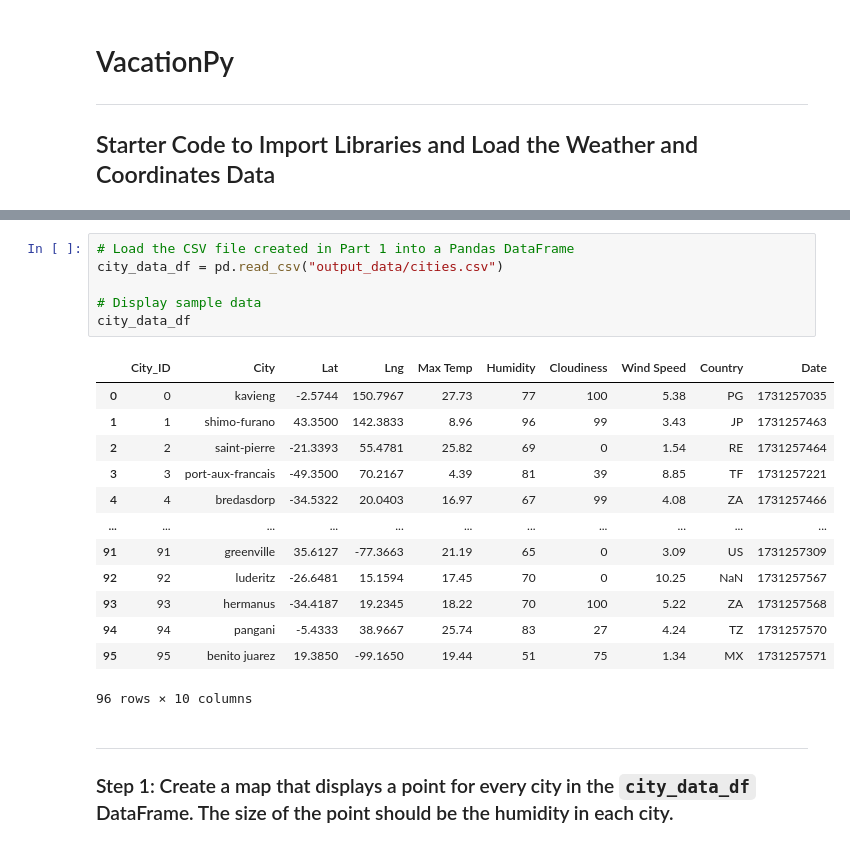
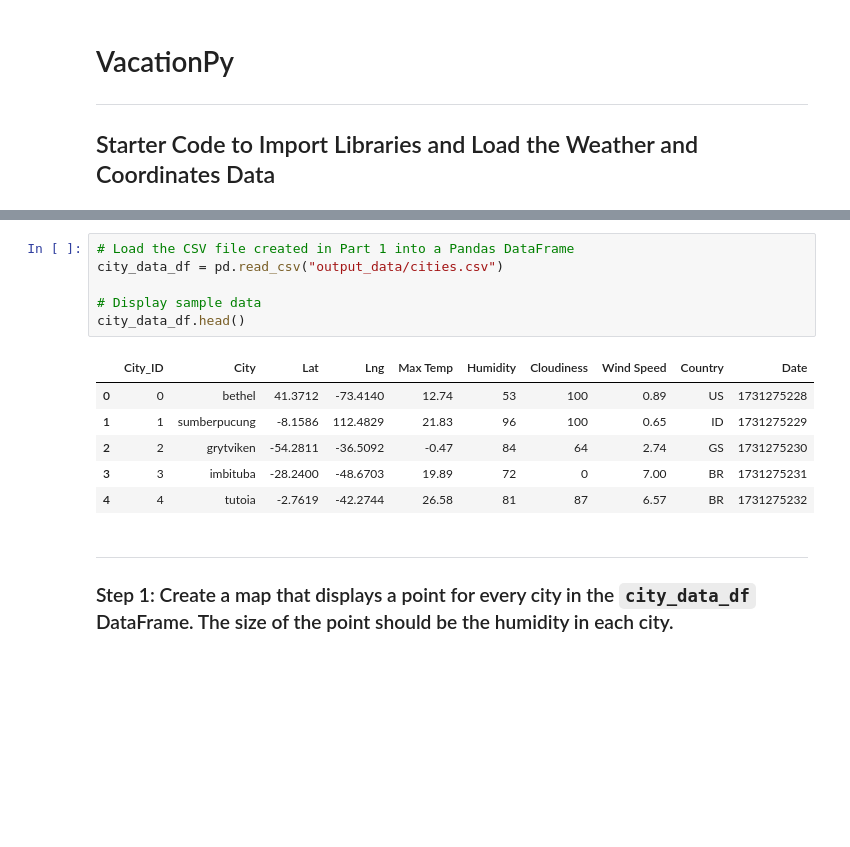
Before and after one commit to realmattimatt/python-api-challenge, a Jupyter notebook: VacationPy.ipynb, the cells around one changed output, grey strips where cells are left out. Cells and saved outputs as stored; diff of their text form; blank space fills up the shorter version.

```diff
--- a/VacationPy.ipynb
+++ b/VacationPy.ipynb
@@ -16,23 +18,16 @@ from api_keys import geoapify_key
 # %%
 # Load the CSV file created in Part 1 into a Pandas DataFrame
 city_data_df = pd.read_csv("output_data/cities.csv")
 
 # Display sample data
-city_data_df
+city_data_df.head()
 # %% [output]
 |  | City_ID | City | Lat | Lng | Max Temp | Humidity | Cloudiness | Wind Speed | Country | Date |
-| 0 | 0 | kavieng | -2.5744 | 150.7967 | 27.73 | 77 | 100 | 5.38 | PG | 1731257035 |
-| 1 | 1 | shimo-furano | 43.3500 | 142.3833 | 8.96 | 96 | 99 | 3.43 | JP | 1731257463 |
-| 2 | 2 | saint-pierre | -21.3393 | 55.4781 | 25.82 | 69 | 0 | 1.54 | RE | 1731257464 |
-| 3 | 3 | port-aux-francais | -49.3500 | 70.2167 | 4.39 | 81 | 39 | 8.85 | TF | 1731257221 |
-| 4 | 4 | bredasdorp | -34.5322 | 20.0403 | 16.97 | 67 | 99 | 4.08 | ZA | 1731257466 |
-| ... | ... | ... | ... | ... | ... | ... | ... | ... | ... | ... |
-| 91 | 91 | greenville | 35.6127 | -77.3663 | 21.19 | 65 | 0 | 3.09 | US | 1731257309 |
-| 92 | 92 | luderitz | -26.6481 | 15.1594 | 17.45 | 70 | 0 | 10.25 | NaN | 1731257567 |
-| 93 | 93 | hermanus | -34.4187 | 19.2345 | 18.22 | 70 | 100 | 5.22 | ZA | 1731257568 |
-| 94 | 94 | pangani | -5.4333 | 38.9667 | 25.74 | 83 | 27 | 4.24 | TZ | 1731257570 |
-| 95 | 95 | benito juarez | 19.3850 | -99.1650 | 19.44 | 51 | 75 | 1.34 | MX | 1731257571 |
+| 0 | 0 | bethel | 41.3712 | -73.4140 | 12.74 | 53 | 100 | 0.89 | US | 1731275228 |
+| 1 | 1 | sumberpucung | -8.1586 | 112.4829 | 21.83 | 96 | 100 | 0.65 | ID | 1731275229 |
+| 2 | 2 | grytviken | -54.2811 | -36.5092 | -0.47 | 84 | 64 | 2.74 | GS | 1731275230 |
+| 3 | 3 | imbituba | -28.2400 | -48.6703 | 19.89 | 72 | 0 | 7.00 | BR | 1731275231 |
+| 4 | 4 | tutoia | -2.7619 | -42.2744 | 26.58 | 81 | 87 | 6.57 | BR | 1731275232 |
-96 rows × 10 columns
 # %% [markdown]
 ---
 
```
Also changed, not shown: parts of 6 cells of this notebook, 1 other file.
